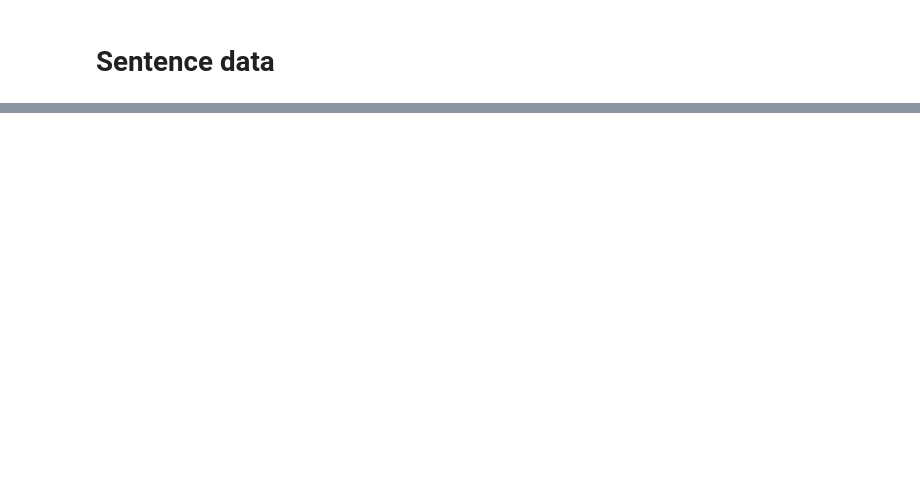
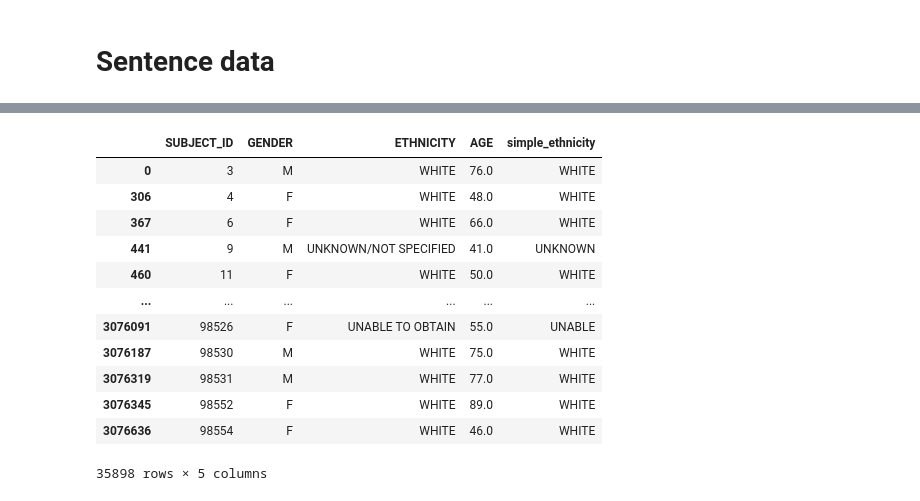
Before and after one commit to wan19990901/EECS6.S982_Sentiment, a Jupyter notebook: data_cleaning.ipynb, the cells around one changed output, grey strips where cells are left out. Cells and saved outputs as stored; diff of their text form; code cells hidden in the pictures; blank space fills up the shorter version.

```diff
--- a/data_cleaning.ipynb
+++ b/data_cleaning.ipynb
@@ -141 +88,5 @@ sentence_data['target'].value_counts()
 Name: target, dtype: int64
+# %%
+# predict data
+import pandas as pd
+sentence_data = pd.read_csv('processed_patients.csv')
@@ -141,0 +95,18 @@ Name: target, dtype: int64
+# %%
+info_data = sentence_data.drop('TEXT',axis = 1).drop_duplicates()
+# %%
+info_data
+# %% [output]
+|  | SUBJECT_ID | GENDER | ETHNICITY | AGE | simple_ethnicity |
+| 0 | 3 | M | WHITE | 76.0 | WHITE |
+| 306 | 4 | F | WHITE | 48.0 | WHITE |
+| 367 | 6 | F | WHITE | 66.0 | WHITE |
+| 441 | 9 | M | UNKNOWN/NOT SPECIFIED | 41.0 | UNKNOWN |
+| 460 | 11 | F | WHITE | 50.0 | WHITE |
+| ... | ... | ... | ... | ... | ... |
+| 3076091 | 98526 | F | UNABLE TO OBTAIN | 55.0 | UNABLE |
+| 3076187 | 98530 | M | WHITE | 75.0 | WHITE |
+| 3076319 | 98531 | M | WHITE | 77.0 | WHITE |
+| 3076345 | 98552 | F | WHITE | 89.0 | WHITE |
+| 3076636 | 98554 | F | WHITE | 46.0 | WHITE |
+35898 rows × 5 columns
```
Also changed, not shown: parts of 30 cells of this notebook, 1 other file.
